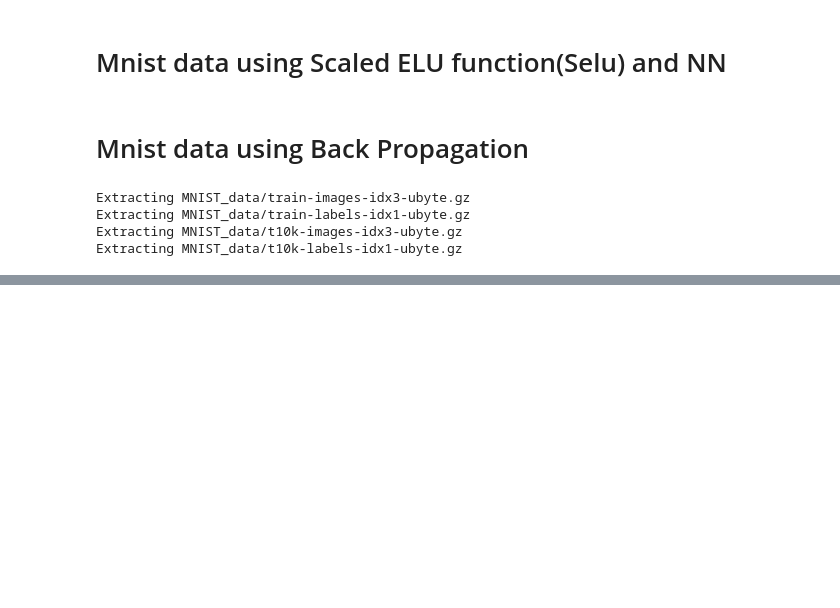
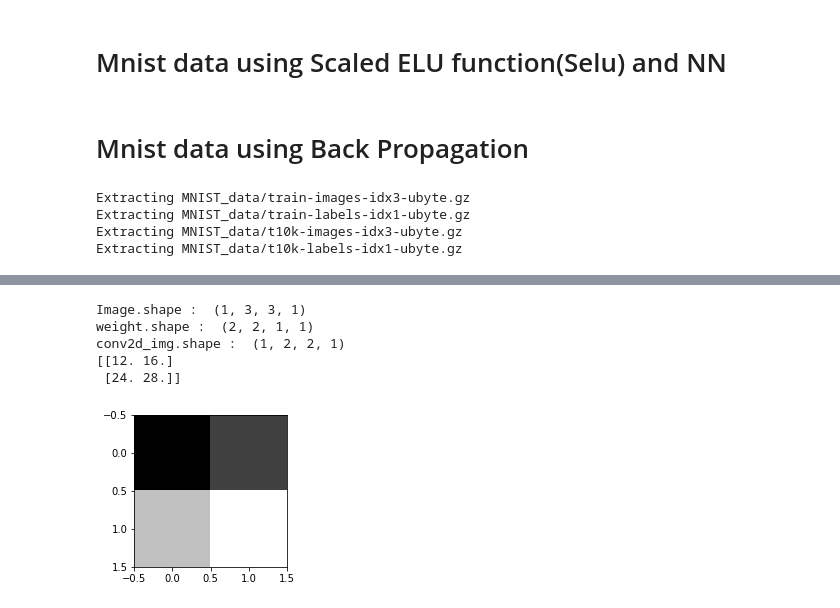
Before and after one commit to kimsangho611/DeepLearningZeroToAll-Practice, a Jupyter notebook: 모두의_딥러닝.ipynb, the cells around one changed output, grey strips where cells are left out. Drawn from its saved outputs; the diff is of its cells as text; code cells hidden in the pictures; blank space fills up the shorter version.

```diff
--- a/모두의_딥러닝.ipynb
+++ b/모두의_딥러닝.ipynb
@@ -2454,7 +2454,7 @@ y_pred = sigma(l2)
 assert y_pred.shape.as_list() == Y.shape.as_list()
 diff = (y_pred - Y)
 
-# Back prop (chain rule)
+# Back prop (chain rule) (앞선 back propagation에서는 차이를 곱하지 않았지만 이번에는 곱함)
 d_l2 = diff * sigma_prime(l2)
 d_b2 = d_l2
 d_w2 = tf.matmul(tf.transpose(a1), d_l2)
@@ -2466,9 +2466,9 @@ d_w1 = tf.matmul(tf.transpose(X), d_l1)
 
 step = [
     tf.assign(w1, w1 - learning_rate * d_w1),
-    tf.assign(b1, b1 - learning_rate * tf.reduce_mean(d_b1, 1)),
+    tf.assign(b1, b1 - learning_rate * tf.reduce_mean(d_b1, 0)),
     tf.assign(w2, w2 - learning_rate * d_w2),
-    tf.assign(b2, b2 - learning_rate * tf.reduce_mean(d_b2, 1))
+    tf.assign(b2, b2 - learning_rate * tf.reduce_mean(d_b2, 0))
 ]
 
 prediction = tf.equal(tf.argmax(y_pred, 1), tf.argmax(Y, 1))
@@ -2477,9 +2477,10 @@ accuracy = tf.reduce_mean(tf.cast(prediction, tf.float32))
 with tf.Session() as sess:
     sess.run(tf.global_variables_initializer())
 
-    for i in range(1000):
+    for i in range(10000):
         batch_xs, batch_ys = mnist.train.next_batch(100)
         sess.run(step, feed_dict={X:batch_xs, Y:batch_ys})
 
-    a = sess.run(accuracy, feed_dict={X:mnist.test.images, Y:mnist.test.labels})
-    print(a)
+        if i % 1000 == 0:
+            a = sess.run(accuracy, feed_dict={X:mnist.test.images, Y:mnist.test.labels})
+            print(f'Accuracy : {a:.9f}')
@@ -2577,0 +2526,24 @@ Extracting MNIST_data/t10k-labels-idx1-ubyte.gz
+# %%
+# 1개의 filter 사용 (padding : valid)
+print("Image.shape : ", image.shape)
+weight = tf.constant([[[[1.]], [[1.]]],
+                      [[[1,]], [[1.]]]])
+print("weight.shape : ", weight.shape)
+conv2d = tf.nn.conv2d(image, weight, strides=[1, 1, 1, 1], padding='VALID')
+conv2d_img = conv2d.eval()
+print("conv2d_img.shape : ", conv2d_img.shape)
+
+# the shape of weight = (2, 2, 1, 1)
+# 여기서 shape[0:2]는 가중치의 크기를 의미하며 shape[2]는 색상, shape[3]의 경우 filter의 수를 의미
+# conv2d_img의 그림
+conv2d_img = np.swapaxes(conv2d_img, 0, 3)
+for i, one_img in enumerate(conv2d_img):
+    print(one_img.reshape(2,2))
+    plt.subplot(1,2,i+1), plt.imshow(one_img.reshape(2,2), cmap='gray')
+# %% [output]
+Image.shape :  (1, 3, 3, 1)
+weight.shape :  (2, 2, 1, 1)
+conv2d_img.shape :  (1, 2, 2, 1)
+[[12. 16.]
+ [24. 28.]]
+[figure, added]
```
Also changed, not shown: parts of 34 cells of this notebook.
